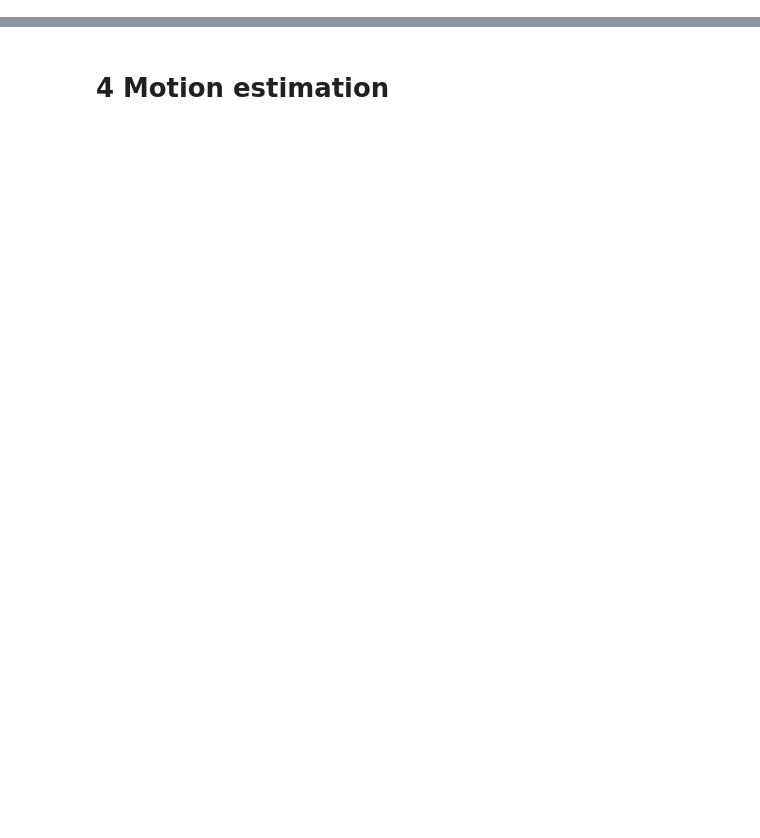
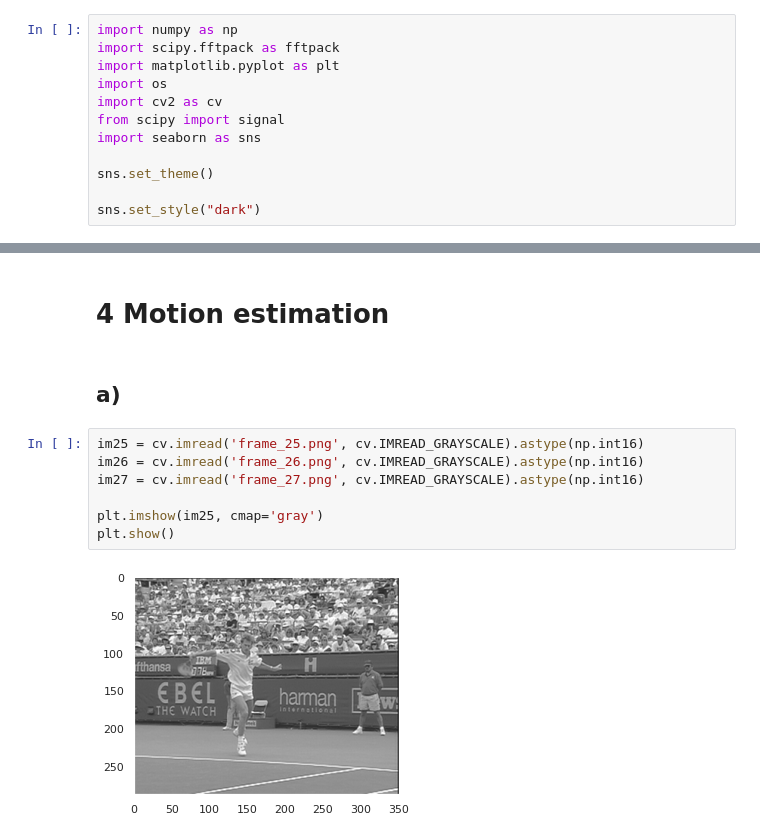
Before and after one commit to Eeaeau/TTT4135-Multimedia-Signal-Processing, a Jupyter notebook: TTT4135_MULTIMEDIA_SIGNAL_PROCESSING_Assignment_2.ipynb, the cells around one changed output, grey strips where cells are left out. Drawn from its saved outputs; the diff is of its cells as text; blank space fills up the shorter version.

```diff
--- a/TTT4135_MULTIMEDIA_SIGNAL_PROCESSING_Assignment_2.ipynb
+++ b/TTT4135_MULTIMEDIA_SIGNAL_PROCESSING_Assignment_2.ipynb
@@ -3,2 +9,14 @@
+# %%
+import numpy as np
+import scipy.fftpack as fftpack
+import matplotlib.pyplot as plt
+import os
+import cv2 as cv
+from scipy import signal
+import seaborn as sns
+
+sns.set_theme()
+
+sns.set_style("dark")
 # %% [markdown]
 # 1 Temporal prediction
@@ -9,2 +173,13 @@
 # %% [markdown]
 # 4 Motion estimation
+# %% [markdown]
+## a)
+# %%
+im25 = cv.imread('frame_25.png', cv.IMREAD_GRAYSCALE).astype(np.int16)
+im26 = cv.imread('frame_26.png', cv.IMREAD_GRAYSCALE).astype(np.int16)
+im27 = cv.imread('frame_27.png', cv.IMREAD_GRAYSCALE).astype(np.int16)
+
+plt.imshow(im25, cmap='gray')
+plt.show()
+# %% [output]
+[figure, added]
```
Also changed, not shown: parts of 22 cells of this notebook.
